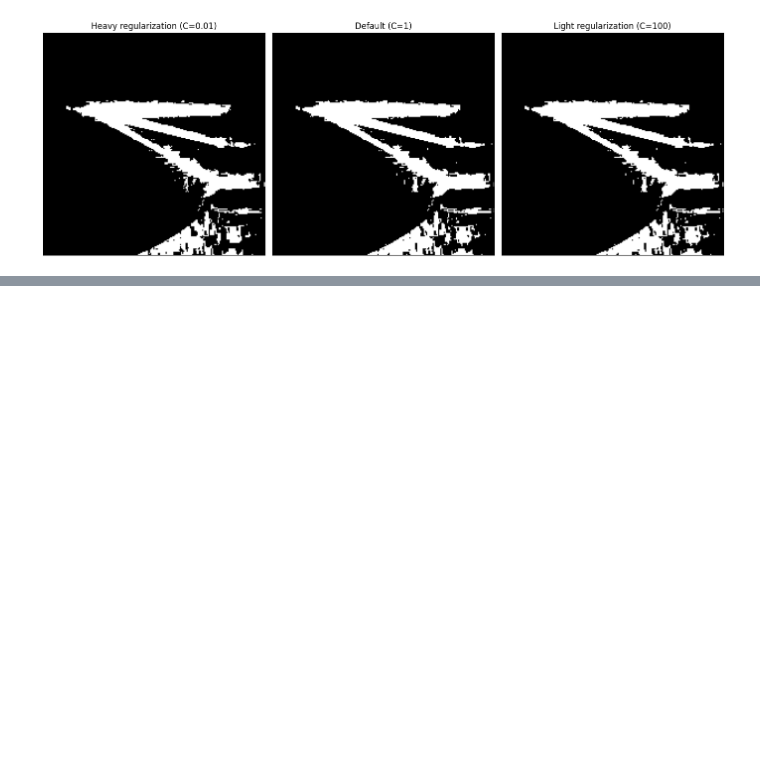
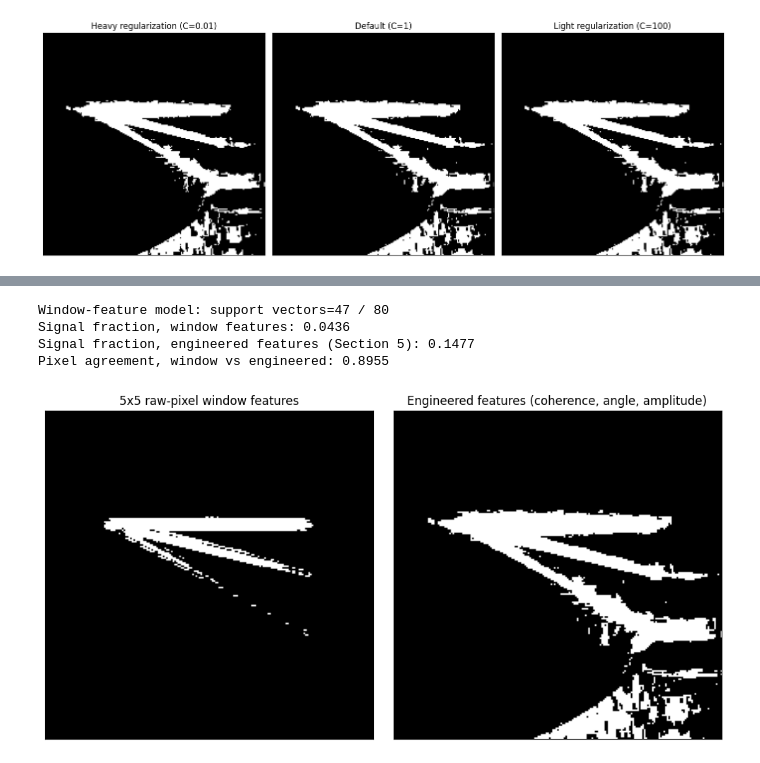
Before and after one commit to ErnaneJ/PPGEEC2327, a Jupyter notebook: exercises/03/exercise_3.ipynb, the cells around one changed output, grey strips where cells are left out. Drawn from its saved outputs; the diff is of its cells as text; code cells hidden in the pictures; blank space fills up the shorter version.

```diff
--- a/exercises/03/exercise_3.ipynb
+++ b/exercises/03/exercise_3.ipynb
@@ -592,0 +647,50 @@ the book describes, not a numerical match to its figures.
+# %%
+from numpy.lib.stride_tricks import sliding_window_view
+
+WIN = 5
+HALF = WIN // 2
+mig_pad = np.pad(mig, HALF, mode="edge")
+
+def patch_feat(iz, ix):
+    return mig_pad[iz:iz + WIN, ix:ix + WIN].reshape(-1)
+
+X_win = np.zeros((n_total, WIN * WIN))
+for k, (iz, ix) in enumerate(refl_pts):
+    X_win[k] = patch_feat(iz, ix)
+for k, (iz, ix) in enumerate(arti_pts):
+    X_win[n_refl + k] = patch_feat(iz, ix)
+
+win_scale = np.max(np.abs(mig))
+X_win_n = X_win / win_scale
+
+model_win = svm_train(X_win_n, Y, C=1, sigma=0.1, seed=rng_seed)
+print(f"Window-feature model: support vectors={model_win['n_support_vectors']} / {n_total}")
+
+windows = sliding_window_view(mig_pad, (WIN, WIN)).reshape(nz * nx, WIN * WIN) / win_scale
+chunk = 4096
+preds_win = np.zeros(nz * nx)
+for start in range(0, nz * nx, chunk):
+    p, _ = svm_predict(model_win, windows[start:start + chunk])
+    preds_win[start:start + chunk] = p
+mig_result_win = preds_win.reshape(nz, nx)
+
+print(f"Signal fraction, window features: {preds_win.mean():.4f}")
+print(f"Signal fraction, engineered features (Section 5): {pred_no_bias.mean():.4f}")
+print(f"Pixel agreement, window vs engineered: {(preds_win == pred_no_bias).mean():.4f}")
+
+fig, axes = plt.subplots(1, 2, figsize=(10, 5))
+axes[0].imshow(mig_result_win, cmap="gray")
+axes[0].set_title(f"{WIN}x{WIN} raw-pixel window features")
+axes[1].imshow(mig_result3, cmap="gray")
+axes[1].set_title("Engineered features (coherence, angle, amplitude)")
+for ax in axes:
+    ax.set_xticks([])
+    ax.set_yticks([])
+plt.tight_layout()
+plt.show()
+# %% [output]
+Window-feature model: support vectors=47 / 80
+Signal fraction, window features: 0.0436
+Signal fraction, engineered features (Section 5): 0.1477
+Pixel agreement, window vs engineered: 0.8955
+[figure, added]
```
Also changed, not shown: parts of 7 cells of this notebook.
